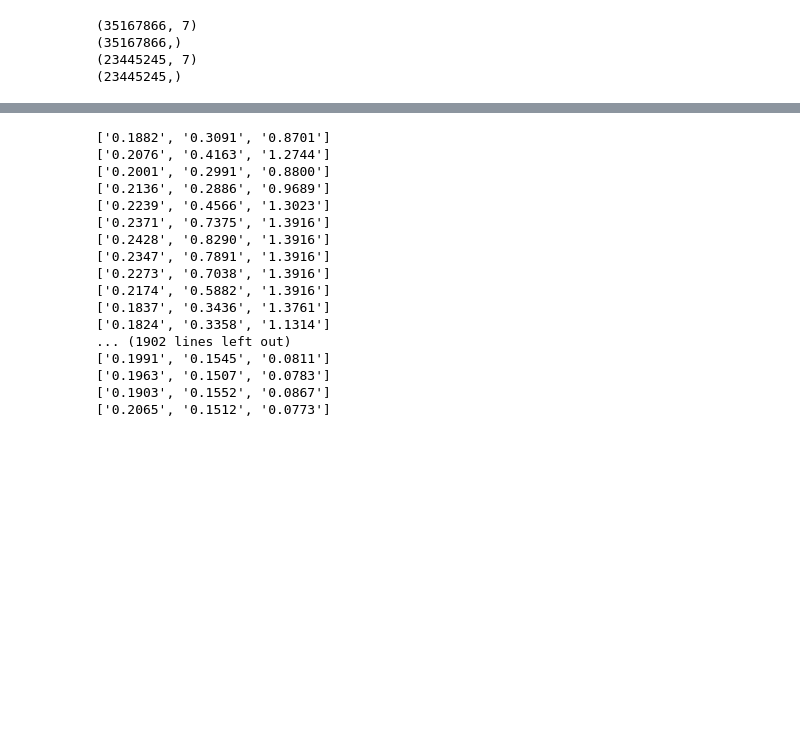
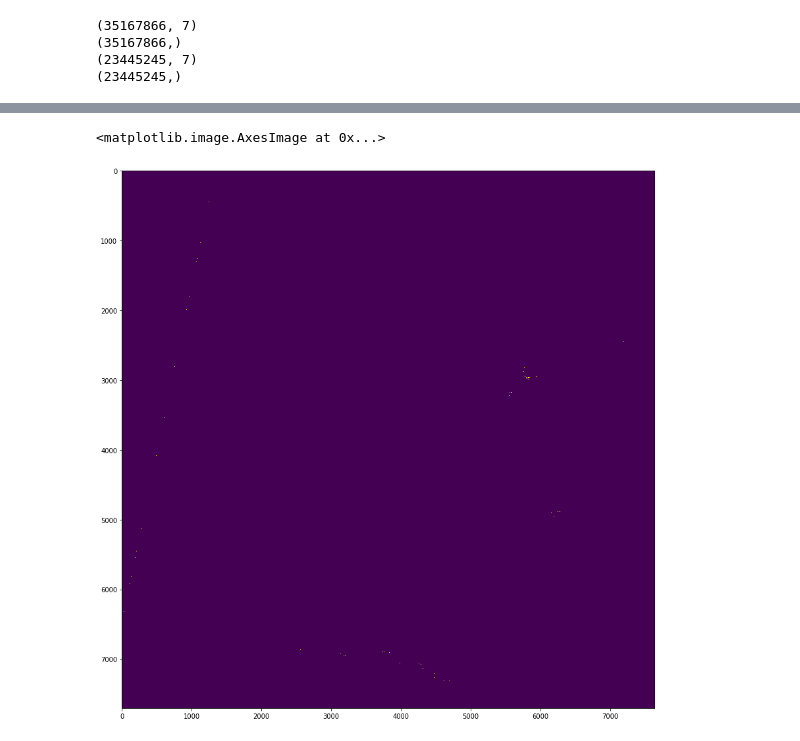
Before and after one commit to fireDetectionPrj/fireDetectionTeam, a Jupyter notebook: Neural Network Classifications.ipynb, the cells around one changed output, grey strips where cells are left out. Drawn from its saved outputs; the diff is of its cells as text; code cells hidden in the pictures; blank space fills up the shorter version.

```diff
--- a/Neural Network Classifications.ipynb
+++ b/Neural Network Classifications.ipynb
@@ -152,51 +162,12 @@ for line in rios:
-# %%
-ROIs = open("RIOs_fire_nonFire_text.txt","r")
-
-# Read and ignore header lines
-header1 = ROIs.readline()
-header2 = ROIs.readline()
-header3 = ROIs.readline()
-header4 = ROIs.readline()
-header5 = ROIs.readline()
-header6 = ROIs.readline()
-header7 = ROIs.readline()
-header8 = ROIs.readline()
-header9 = ROIs.readline()
-header10 = ROIs.readline()
-header11 = ROIs.readline()
-header12 = ROIs.readline()
-
-
-values = []
-
-# Loop over lines and extract variables of interest
-for line in ROIs:
-    line = line.strip()
-    #print(line)
-    columns = line.split()
-    #print(columns)
-    feature_Bands = columns[11:]
-   # print(bands)
-    print(feature_Bands)
-    values.append(feature_Bands)
-
-# Import 2 columns into a dataframe
-# Create criteria of table to say first 561 rows are fire and the rest are non fire
-# %% [output]
-['0.1882', '0.3091', '0.8701']
-['0.2076', '0.4163', '1.2744']
-['0.2001', '0.2991', '0.8800']
-['0.2136', '0.2886', '0.9689']
-['0.2239', '0.4566', '1.3023']
-['0.2371', '0.7375', '1.3916']
-['0.2428', '0.8290', '1.3916']
-['0.2347', '0.7891', '1.3916']
-['0.2273', '0.7038', '1.3916']
-['0.2174', '0.5882', '1.3916']
-['0.1837', '0.3436', '1.3761']
-['0.1824', '0.3358', '1.1314']
-... (1902 lines left out)
-['0.1991', '0.1545', '0.0811']
-['0.1963', '0.1507', '0.0783']
-['0.1903', '0.1552', '0.0867']
-['0.2065', '0.1512', '0.0773']
+# %%
+# Read File Raster Data as Array using Gdal
+img_file = "Eastern Australia Fire Prediction.tif"
+gtif = gdal.Open(img_file)
+georaster = gtif.ReadAsArray()
+
+ # Plot image using matplotlib
+plt.figure(figsize=(15,15))
+plt.imshow(georaster)
+# %% [output]
+<matplotlib.image.AxesImage at 0x...>
+[figure, added]
```
Also changed, not shown: parts of 13 cells of this notebook.
